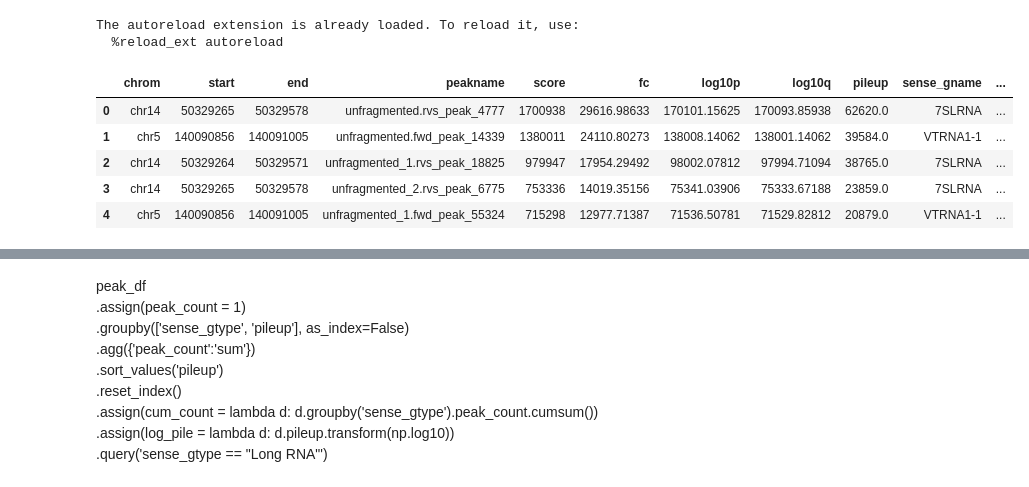
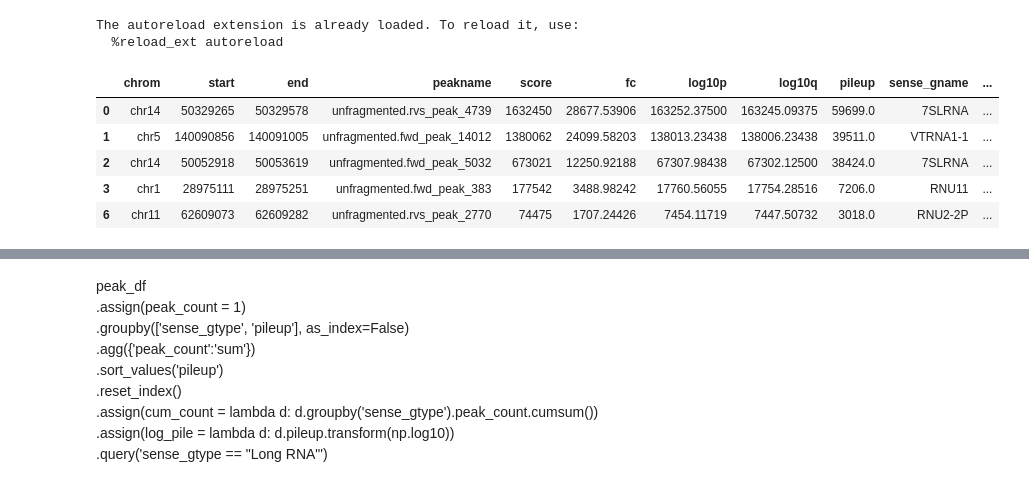
Before and after one commit to wckdouglas/cfNA, a Jupyter notebook: plots/peak_analysis.ipynb, the cells around one changed output, grey strips where cells are left out. Drawn from its saved outputs; the diff is of its cells as text; code cells hidden in the pictures.

```diff
--- a/plots/peak_analysis.ipynb
+++ b/plots/peak_analysis.ipynb
@@ -38,15 +38,17 @@ The autoreload extension is already loaded. To reload it, use:
 # %%
 project_path = '/stor/work/Lambowitz/cdw2854/cfNA/tgirt_map'
 peak_path = project_path + '/merged_bed/MACS2/annotated'
+#peak_path = project_path + '/CLAM//BED_files/peaks/annotation'
 peak_tsv = peak_path + '/unfragmented.annotated_peaks.tsv'
 peak_df = load_peaks(peak_tsv)  \
     .assign(sense_gtype = lambda d: np.where(d.sense_gtype == ".", 'Unannotated', d.sense_gtype))\
-    .assign(antisense_gtype = lambda d: np.where(d.antisense_gtype == ".", 'Unannotated', d.antisense_gtype))
+    .assign(antisense_gtype = lambda d: np.where(d.antisense_gtype == ".", 'Unannotated', d.antisense_gtype)) \
+    .sort_values('pileup', ascending=False)
 peak_df.head()
 # %% [output]
 |  | chrom | start | end | peakname | score | fc | log10p | log10q | pileup | sense_gname | ... |
-| 0 | chr14 | 50329265 | 50329578 | unfragmented.rvs_peak_4777 | 1700938 | 29616.98633 | 170101.15625 | 170093.85938 | 62620.0 | 7SLRNA | ... |
-| 1 | chr5 | 140090856 | 140091005 | unfragmented.fwd_peak_14339 | 1380011 | 24110.80273 | 138008.14062 | 138001.14062 | 39584.0 | VTRNA1-1 | ... |
-| 2 | chr14 | 50329264 | 50329571 | unfragmented_1.rvs_peak_18825 | 979947 | 17954.29492 | 98002.07812 | 97994.71094 | 38765.0 | 7SLRNA | ... |
-| 3 | chr14 | 50329265 | 50329578 | unfragmented_2.rvs_peak_6775 | 753336 | 14019.35156 | 75341.03906 | 75333.67188 | 23859.0 | 7SLRNA | ... |
-| 4 | chr5 | 140090856 | 140091005 | unfragmented_1.fwd_peak_55324 | 715298 | 12977.71387 | 71536.50781 | 71529.82812 | 20879.0 | VTRNA1-1 | ... |
+| 0 | chr14 | 50329265 | 50329578 | unfragmented.rvs_peak_4739 | 1632450 | 28677.53906 | 163252.37500 | 163245.09375 | 59699.0 | 7SLRNA | ... |
+| 1 | chr5 | 140090856 | 140091005 | unfragmented.fwd_peak_14012 | 1380062 | 24099.58203 | 138013.23438 | 138006.23438 | 39511.0 | VTRNA1-1 | ... |
+| 2 | chr14 | 50052918 | 50053619 | unfragmented.fwd_peak_5032 | 673021 | 12250.92188 | 67307.98438 | 67302.12500 | 38424.0 | 7SLRNA | ... |
+| 3 | chr1 | 28975111 | 28975251 | unfragmented.fwd_peak_383 | 177542 | 3488.98242 | 17760.56055 | 17754.28516 | 7206.0 | RNU11 | ... |
+| 6 | chr11 | 62609073 | 62609282 | unfragmented.rvs_peak_2770 | 74475 | 1707.24426 | 7454.11719 | 7447.50732 | 3018.0 | RNU2-2P | ... |
```
Also changed, not shown: parts of 9 cells of this notebook, 16 other files.
